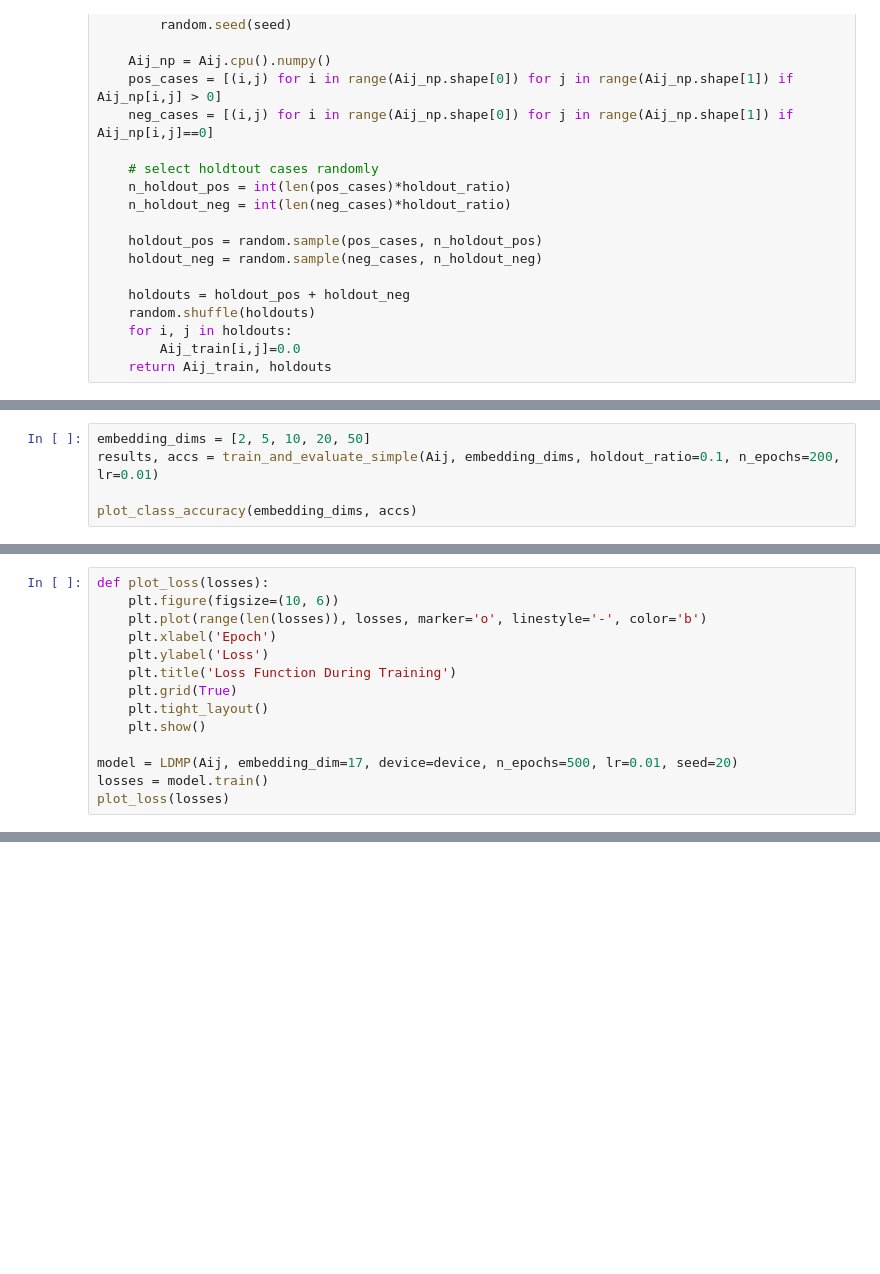
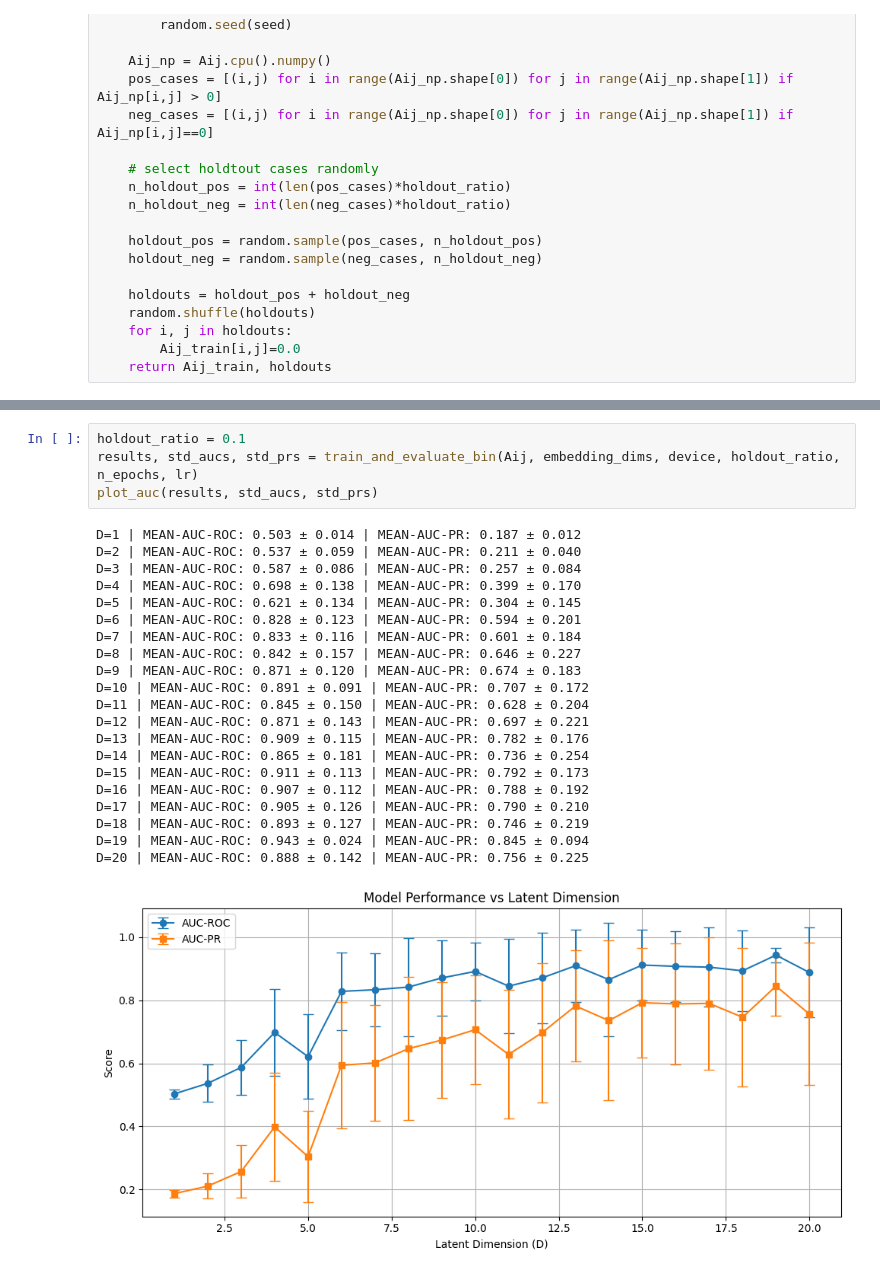
Before and after one commit to christineschutt/LatentDistanceModel, a Jupyter notebook: latent_distance/evaluation.ipynb, the cells around one changed output, grey strips where cells are left out. Drawn from its saved outputs; the diff is of its cells as text; blank space fills up the shorter version.

```diff
--- a/latent_distance/evaluation.ipynb
+++ b/latent_distance/evaluation.ipynb
@@ -607,5 +157,0 @@ def plot_class_accuracy(embedding_dims, acc_dict):
-# %%
-embedding_dims = [2, 5, 10, 20, 50]
-results, accs = train_and_evaluate_simple(Aij, embedding_dims, holdout_ratio=0.1, n_epochs=200, lr=0.01)
-
-plot_class_accuracy(embedding_dims, accs)
@@ -614,14 +157,0 @@ plot_class_accuracy(embedding_dims, accs)
-# %%
-def plot_loss(losses):
-    plt.figure(figsize=(10, 6))
-    plt.plot(range(len(losses)), losses, marker='o', linestyle='-', color='b')
-    plt.xlabel('Epoch')
-    plt.ylabel('Loss')
-    plt.title('Loss Function During Training')
-    plt.grid(True)
-    plt.tight_layout()
-    plt.show()
-
-model = LDMP(Aij, embedding_dim=17, device=device, n_epochs=500, lr=0.01, seed=20)
-losses = model.train()
-plot_loss(losses)
@@ -694,0 +692,26 @@ TypeError: max() received an invalid combination of arguments - got (out=NoneTyp
+# %%
+holdout_ratio = 0.1
+results, std_aucs, std_prs = train_and_evaluate_bin(Aij, embedding_dims, device, holdout_ratio, n_epochs, lr)
+plot_auc(results, std_aucs, std_prs)
+# %% [output]
+D=1 | MEAN-AUC-ROC: 0.503 ± 0.014 | MEAN-AUC-PR: 0.187 ± 0.012
+D=2 | MEAN-AUC-ROC: 0.537 ± 0.059 | MEAN-AUC-PR: 0.211 ± 0.040
+D=3 | MEAN-AUC-ROC: 0.587 ± 0.086 | MEAN-AUC-PR: 0.257 ± 0.084
+D=4 | MEAN-AUC-ROC: 0.698 ± 0.138 | MEAN-AUC-PR: 0.399 ± 0.170
+D=5 | MEAN-AUC-ROC: 0.621 ± 0.134 | MEAN-AUC-PR: 0.304 ± 0.145
+D=6 | MEAN-AUC-ROC: 0.828 ± 0.123 | MEAN-AUC-PR: 0.594 ± 0.201
+D=7 | MEAN-AUC-ROC: 0.833 ± 0.116 | MEAN-AUC-PR: 0.601 ± 0.184
+D=8 | MEAN-AUC-ROC: 0.842 ± 0.157 | MEAN-AUC-PR: 0.646 ± 0.227
+D=9 | MEAN-AUC-ROC: 0.871 ± 0.120 | MEAN-AUC-PR: 0.674 ± 0.183
+D=10 | MEAN-AUC-ROC: 0.891 ± 0.091 | MEAN-AUC-PR: 0.707 ± 0.172
+D=11 | MEAN-AUC-ROC: 0.845 ± 0.150 | MEAN-AUC-PR: 0.628 ± 0.204
+D=12 | MEAN-AUC-ROC: 0.871 ± 0.143 | MEAN-AUC-PR: 0.697 ± 0.221
+D=13 | MEAN-AUC-ROC: 0.909 ± 0.115 | MEAN-AUC-PR: 0.782 ± 0.176
+D=14 | MEAN-AUC-ROC: 0.865 ± 0.181 | MEAN-AUC-PR: 0.736 ± 0.254
+D=15 | MEAN-AUC-ROC: 0.911 ± 0.113 | MEAN-AUC-PR: 0.792 ± 0.173
+D=16 | MEAN-AUC-ROC: 0.907 ± 0.112 | MEAN-AUC-PR: 0.788 ± 0.192
+D=17 | MEAN-AUC-ROC: 0.905 ± 0.126 | MEAN-AUC-PR: 0.790 ± 0.210
+D=18 | MEAN-AUC-ROC: 0.893 ± 0.127 | MEAN-AUC-PR: 0.746 ± 0.219
+D=19 | MEAN-AUC-ROC: 0.943 ± 0.024 | MEAN-AUC-PR: 0.845 ± 0.094
+D=20 | MEAN-AUC-ROC: 0.888 ± 0.142 | MEAN-AUC-PR: 0.756 ± 0.225
+[figure, added]
```
Also changed, not shown: parts of 43 cells of this notebook, 2 other files.
